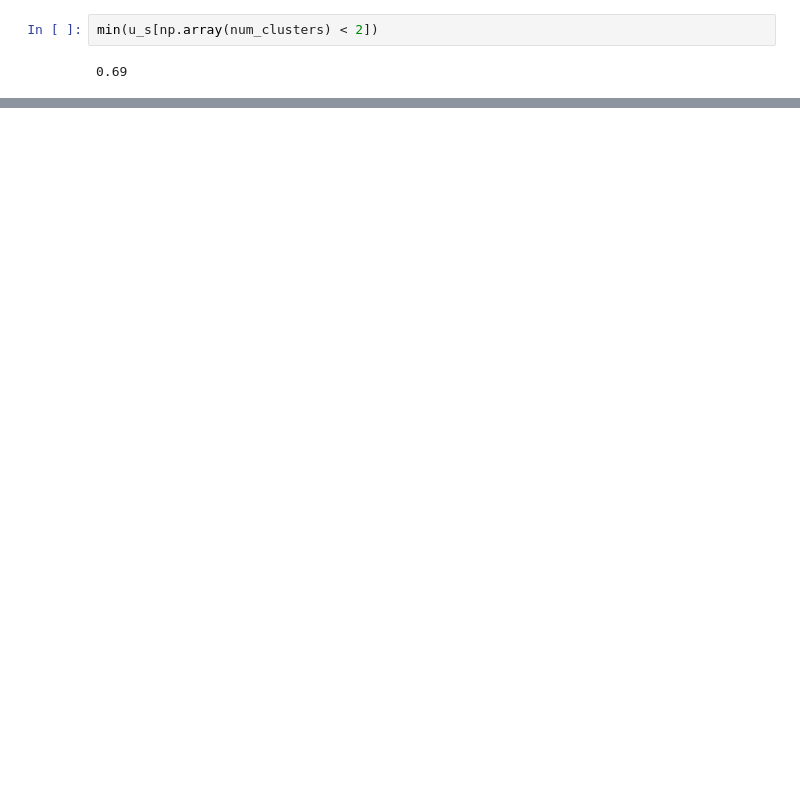
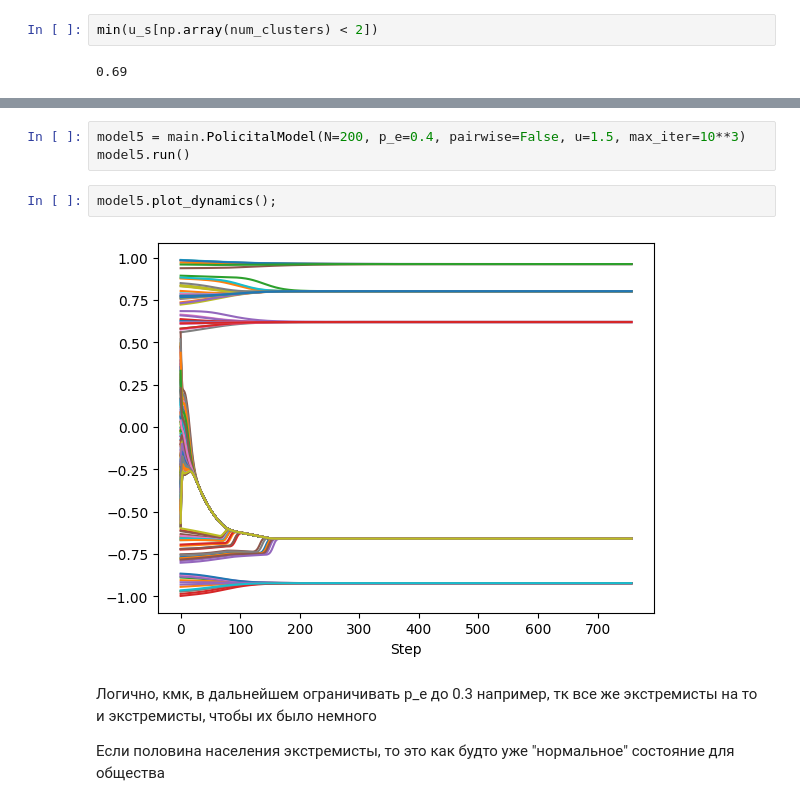
Before and after one commit to astatarinov/university, a Jupyter notebook: Simulation modeling/hw3/hw3_tatarinov.ipynb, the cells around one changed output, grey strips where cells are left out. Drawn from its saved outputs; the diff is of its cells as text; blank space fills up the shorter version.

```diff
--- a/Simulation modeling/hw3/hw3_tatarinov.ipynb
+++ b/Simulation modeling/hw3/hw3_tatarinov.ipynb
@@ -365,0 +251,11 @@ from sklearn.manifold import TSNE
+# %%
+model5 = main.PolicitalModel(N=200, p_e=0.4, pairwise=False, u=1.5, max_iter=10**3)
+model5.run()
+# %%
+model5.plot_dynamics();
+# %% [output]
+[figure, added]
+# %% [markdown]
+Логично, кмк, в дальнейшем ограничивать p_e до 0.3 например, тк все же экстремисты на то и экстремисты, чтобы их было немного
+
+Если половина населения экстремисты, то это как будто уже "нормальное" состояние для общества
```
Also changed, not shown: parts of 80 cells of this notebook, 8 other files.
